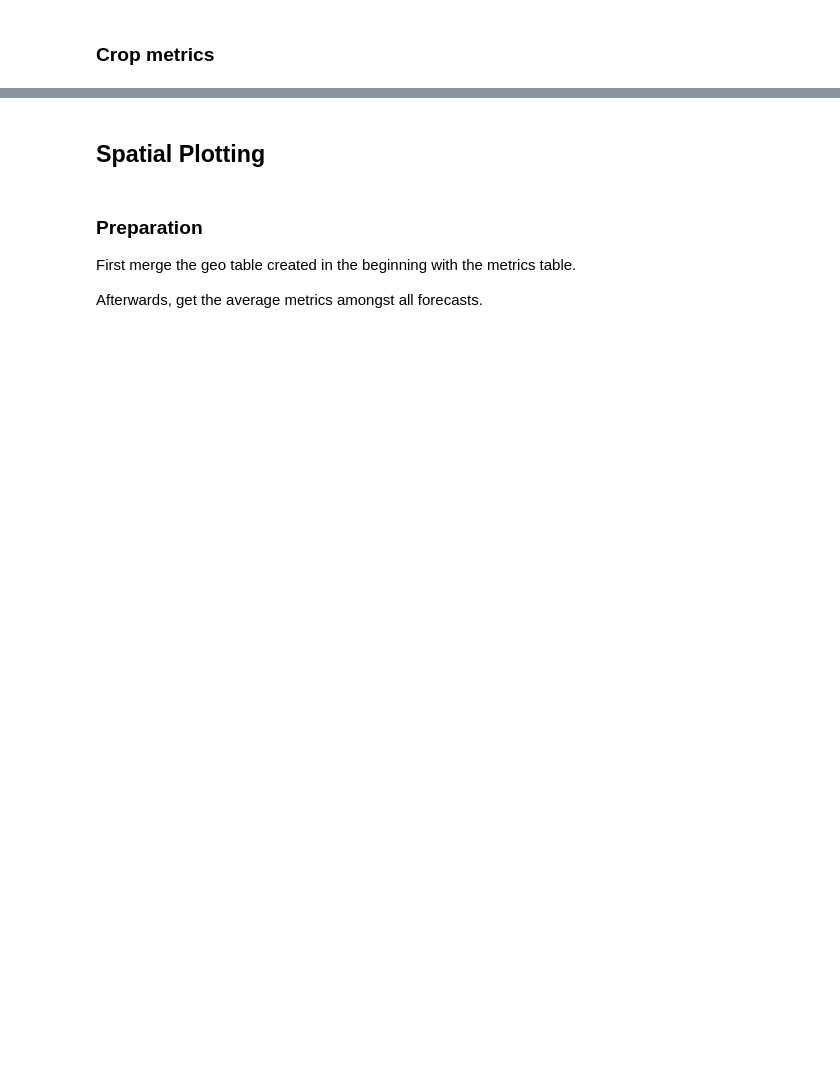
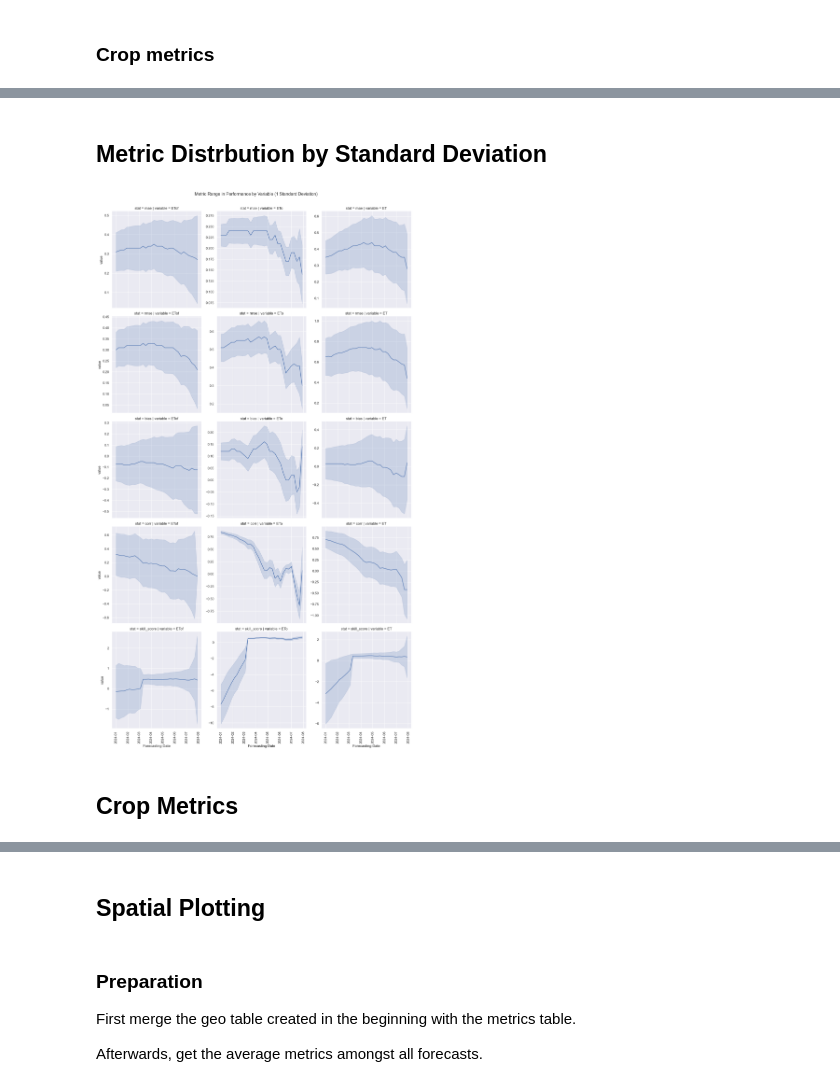
Before and after one commit to watrs-csumb/openet-forecast-analysis, a Jupyter notebook: monterey_analysis.ipynb, the cells around one changed output, grey strips where cells are left out. Drawn from its saved outputs; the diff is of its cells as text; code cells hidden in the pictures; blank space fills up the shorter version.

```diff
--- a/monterey_analysis.ipynb
+++ b/monterey_analysis.ipynb
@@ -539,0 +506,11 @@ timeseries_rel(metrics_long, type='dis', kind='hist', stat='percent',
+# %% [markdown]
+## Metric Distrbution by Standard Deviation
+# %%
+timeseries_rel(metrics_long, row='stat', col='variable', y='value',
+              errorbar='sd', estimator=np.median,
+               facet_kws={'sharey': False, 'sharex': True},
+              title="Metric Range in Performance by Variable (1 Standard Deviation)");
+# %% [output]
+[figure, added]
+# %% [markdown]
+## Crop Metrics
```
Also changed, not shown: parts of 85 cells of this notebook.
